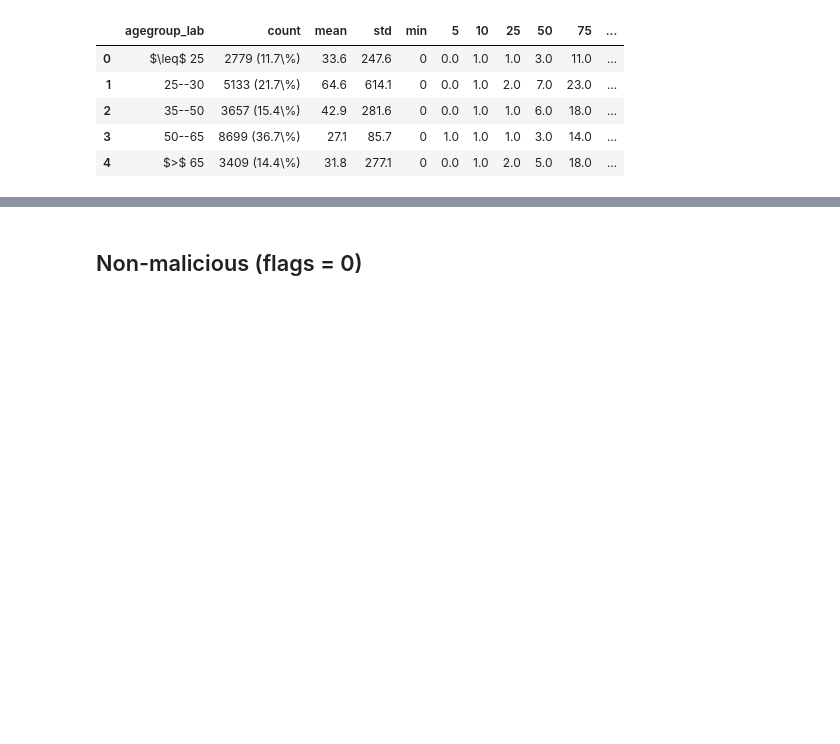
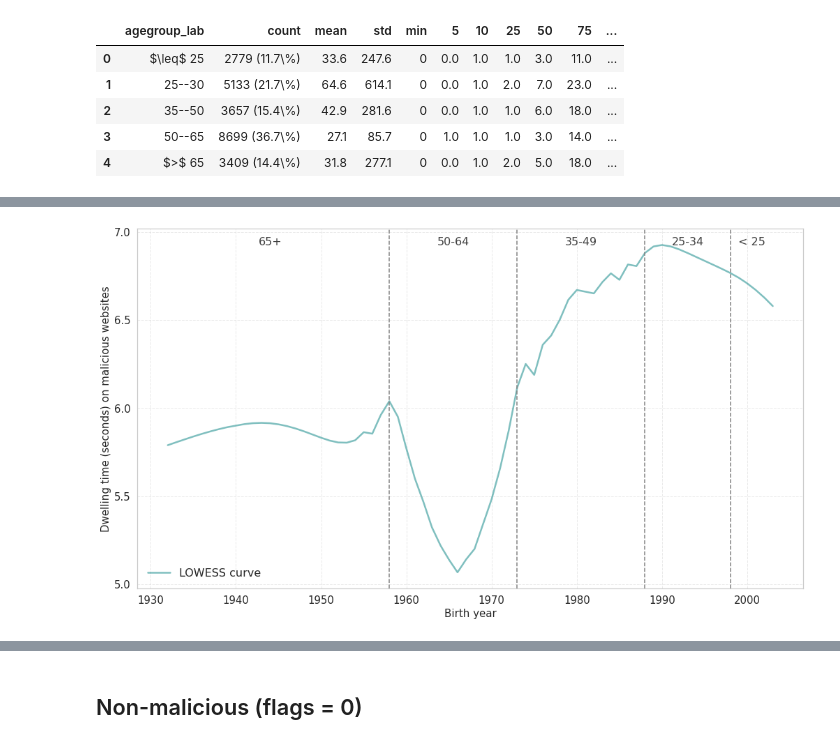
Before and after one commit to themains/bad_domains, a Jupyter notebook: scripts/dwelling-time-malicious-visits.ipynb, the cells around one changed output, grey strips where cells are left out. Cells and saved outputs as stored; diff of their text form; code cells hidden in the pictures; blank space fills up the shorter version.

```diff
--- a/scripts/dwelling-time-malicious-visits.ipynb
+++ b/scripts/dwelling-time-malicious-visits.ipynb
@@ -569,0 +679,45 @@ plt.show()
+# %%
+bins = [1930, 1958, 1973, 1988, 1998, 2003]
+labels = ["65+", "50-64", "35-49", "25-34", "< 25"]
+# %%
+_scale = 0.9
+_aspect_ratio = (16, 9)
+figsize = tuple(k * _scale for k in _aspect_ratio)
+_, ax = plt.subplots(figsize=figsize)
+
+lowess = sm.nonparametric.lowess(
+    df_mal_visits["duration"],
+    df_mal_visits["birthyr"],
+    frac=0.5,
+)
+
+plt.plot(
+    lowess[:, 0], lowess[:, 1], color="teal", lw=2.5, alpha=0.5, label="LOWESS curve"
+)
+
+plt.legend(frameon=False, loc="lower left", fontsize=16)
+plt.grid(True, linestyle="--", alpha=0.4)
+plt.xlabel("Birth year", size=15)
+plt.ylabel("Dwelling time (seconds) on malicious websites", size=15)
+plt.tight_layout()
+plt.locator_params(axis="y", nbins=8)
+save_mpl_fig("../figs/lowess-dwelling-time-birthyr")
+
+for i in range(len(bins) - 1):
+    mid_point = (bins[i] + bins[i + 1]) / 2
+    plt.text(
+        mid_point,
+        max(lowess[:, 1]) * 1,
+        f"{labels[i]}",
+        ha="center",
+        fontsize=16,
+        color=".25",
+    )
+
+# Add vertical lines for each inner boundary
+for birth_year in bins[1:-1]:
+    plt.axvline(x=birth_year, color="grey", linestyle="--", lw=1.5)
+
+save_mpl_fig("../figs/lowess-dwelling-time-birthyr-annotated")
+# %% [output]
+[figure, added]
```
Also changed, not shown: parts of 25 cells of this notebook, 38 other files.
